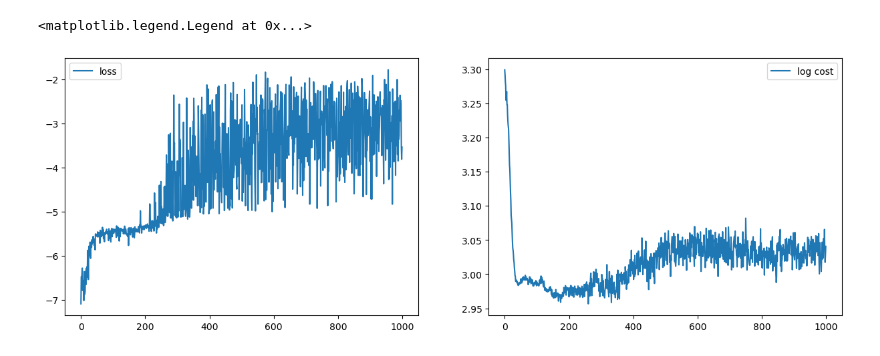
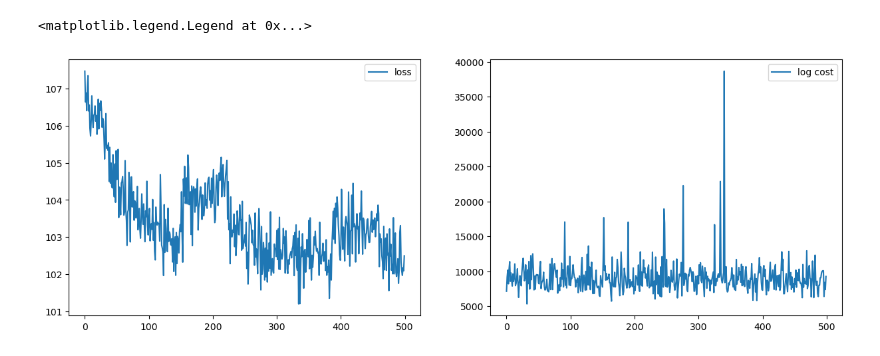
Before and after one commit to davidesartor/FIERL, a Jupyter notebook: fierl2/pad.ipynb, the cells around one changed output. Drawn from its saved outputs; the diff is of its cells as text; code cells hidden in the pictures.

```diff
--- a/fierl2/pad.ipynb
+++ b/fierl2/pad.ipynb
@@ -18,5 +20,5 @@ system = ToyExample(x_dim=2, u_dim=2, y_dim=1, x_noise_std=0.01, y_noise_std=0.0
 y_ref = jnp.ones((100, system.y_dim))
 u_ref = jnp.zeros((100, system.u_dim))
 x_ref = jnp.zeros((100, system.x_dim))
-sim = Simulator(system, mpc_horizon=10, Jy=10.0, Ju=0.01, Jx=0.0, Je=1.0, Q=0.01, R=0.01, key=jr.key(0))
+sim = Simulator(system, mpc_horizon=10, Jy=10.0, Ju=0.001, Jx=0.0, Je=1.0, Q=0.1, R=0.01, key=jr.key(0))
 # %%
@@ -67,7 +96,7 @@ opt_state = optimizer.init(eqx.filter(sim.policy, eqx.is_array))
 
 @eqx.filter_jit
 def step(sim, opt_state, *, key):
-    keys = jr.split(key, 128)
+    keys = jr.split(key, 256)
     rollouts, rewards, V_est, A_est = jax.vmap(
         lambda k: sim.rollout(y_ref, u_ref, x_ref, key=k)
     )(keys)
@@ -91,29 +120,24 @@ def step(sim, opt_state, *, key):
     sim = eqx.tree_at(lambda sim: sim.policy, sim, policy)
     return sim, opt_state, loss, rewards
 
-def returns(rewards, gamma=1.0):
-    step = lambda v, xi: (xi + gamma * v,) * 2
-    scan = lambda xi: jax.lax.scan(step, 0.0, xi, reverse=True)[1]
-    return jax.vmap(scan)(rewards).mean()
-
 log_loss, log_rew = [], []
-for key in (pbar := tqdm(jr.split(jr.key(0), 1000))):
+for key in (pbar := tqdm(jr.split(jr.key(0), 500))):
     sim, opt_state, loss, rew = step(sim, opt_state, key=key)
-    pbar.set_postfix(loss=loss.item(), rew=returns(rew).item())
+    pbar.set_postfix(loss=loss.item(), rew=returns(rew, sim.policy.gamma).item())
     log_loss.append(loss.item())
-    log_rew.append(returns(rew).item())
+    log_rew.append(returns(rew, sim.policy.gamma).item())
 log_loss, log_rew = jnp.array(log_loss), jnp.array(log_rew)
 # %%
 plt.figure(figsize=(15, 5))
 plt.subplot(1, 2, 1)
-plt.plot(jnp.log(log_loss), label="loss")
+plt.plot(log_loss, label="loss")
 plt.legend()
 plt.subplot(1, 2, 2)
-plt.plot(jnp.log(-log_rew), label="log cost")
+plt.plot(-log_rew, label="log cost")
 plt.legend()
 # %% [output]
 <matplotlib.legend.Legend at 0x...>
-[figure, old version]
+[figure, new version]
 # %%
 plot(sim, 3, policy=True)
 # %% [output]
```
Also changed, not shown: parts of 4 cells of this notebook, 8 other files.
